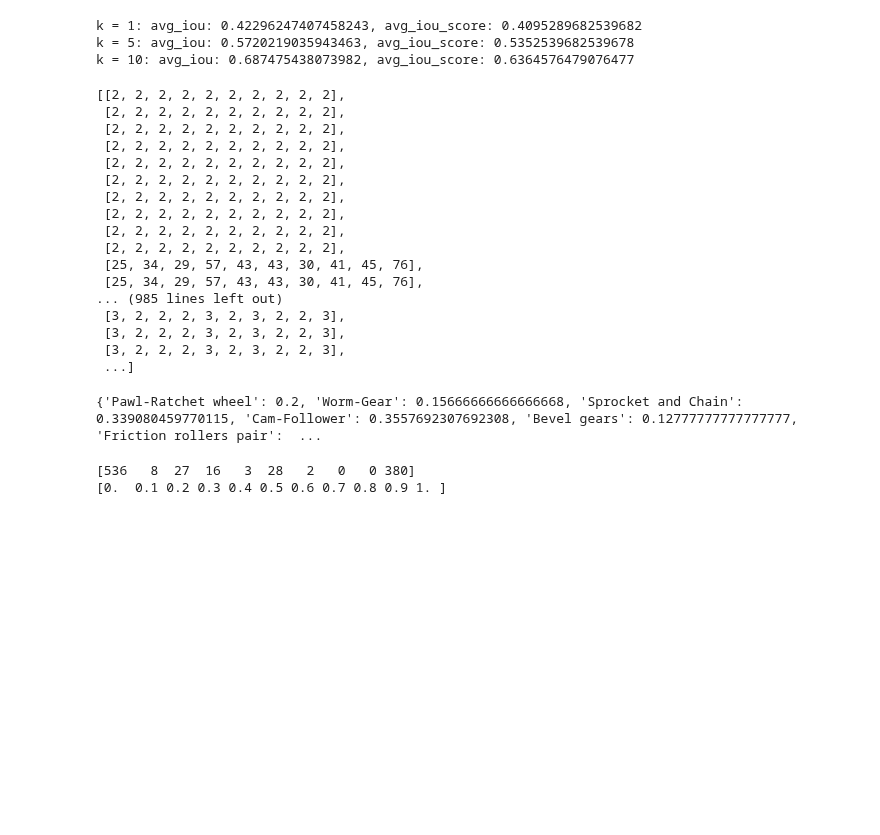
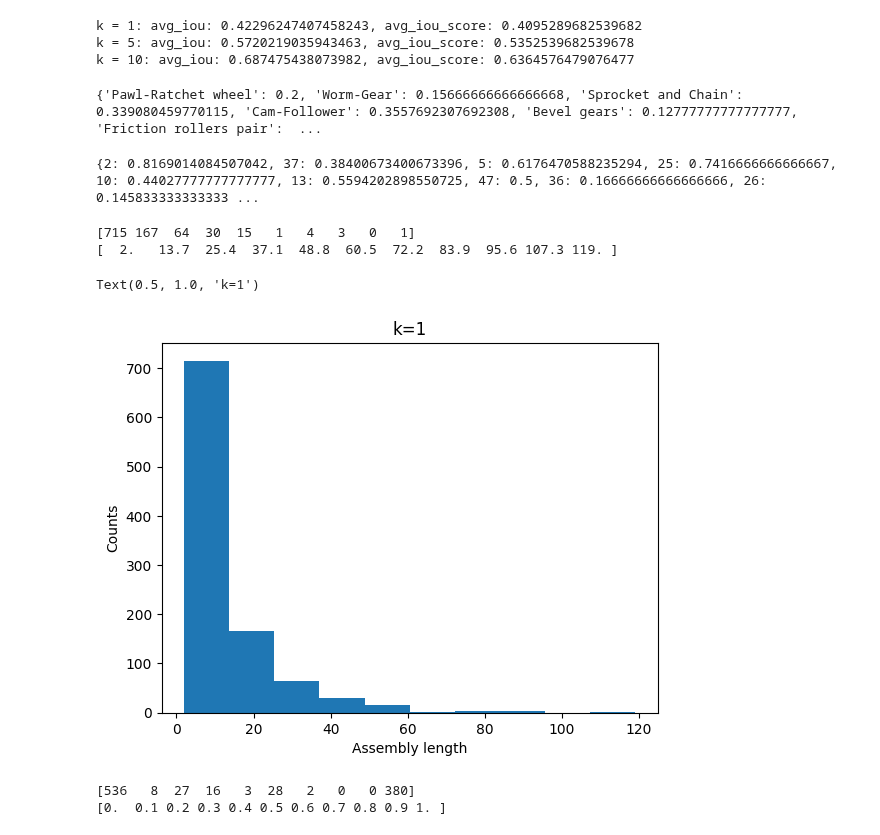
Before and after one commit to gymbeijing/mechanism-identification-public, a Jupyter notebook: search_parts.ipynb, the cells around one changed output. Cells and saved outputs as stored; diff of their text form; code cells hidden in the pictures; blank space fills up the shorter version.

```diff
--- a/search_parts.ipynb
+++ b/search_parts.ipynb
@@ -634,6 +630,8 @@ def compute_iou(y_pred, y_true, dup_map, epsilon=1e-6):
     y_true = set(y_true)
     len_pred = len(y_pred)
     len_true = len(y_true)
+
+    assert len_pred > 0
 #     print(dup_map)
 
 #     intersection = y_pred.intersection(y_true)
@@ -690,7 +688,6 @@ def eval_iou(decoded_seq_list, k=10):
         total_length_union = 0.0
         total = 0.0
         for aid, (seq, avg_dist) in ordered_topk_decoded_seq:
-            len_a.append(len(aid_to_part_indice_map[aid]))
             aid_part_graph = all_part_graph[aid]   # obtain all the part graphs associated with aid
             aid_part_graph = transform(aid_part_graph)   # map list of md --> list of idx
             c_part = seq[0]   # central part idx
@@ -724,8 +721,10 @@ def eval_iou(decoded_seq_list, k=10):
                 max_max_iou = max_iou   # compute 10 times
             if max_iou_score > max_max_iou_score:
                 max_max_iou_score = max_iou_score
+                kept_a = aid
 #         print(f'iou: {max_max_iou}, iou_score: {max_max_iou_score}')#', union length: {total_length_union/k}')
-            len_topk_a.append(len_a)
+#             len_a.append(len(aid_to_part_indice_map[kept_a]))
+        len_topk_a.append(len(aid_to_part_indice_map[kept_a]))
         max_max_iou_list.append(max_max_iou)
         max_max_iou_score_list.append(max_max_iou_score)
 
@@ -747,26 +746,6 @@ print(f'k = 10: avg_iou: {sum(res[2][0]) / len(res[2][0])}, avg_iou_score: {sum(
 k = 1: avg_iou: 0.42296247407458243, avg_iou_score: 0.4095289682539682
 k = 5: avg_iou: 0.5720219035943463, avg_iou_score: 0.5352539682539678
 k = 10: avg_iou: 0.687475438073982, avg_iou_score: 0.6364576479076477
-# %%
-res[2][2]
-# %% [output]
-[[2, 2, 2, 2, 2, 2, 2, 2, 2, 2],
- [2, 2, 2, 2, 2, 2, 2, 2, 2, 2],
- [2, 2, 2, 2, 2, 2, 2, 2, 2, 2],
- [2, 2, 2, 2, 2, 2, 2, 2, 2, 2],
- [2, 2, 2, 2, 2, 2, 2, 2, 2, 2],
- [2, 2, 2, 2, 2, 2, 2, 2, 2, 2],
- [2, 2, 2, 2, 2, 2, 2, 2, 2, 2],
- [2, 2, 2, 2, 2, 2, 2, 2, 2, 2],
- [2, 2, 2, 2, 2, 2, 2, 2, 2, 2],
- [2, 2, 2, 2, 2, 2, 2, 2, 2, 2],
- [25, 34, 29, 57, 43, 43, 30, 41, 45, 76],
- [25, 34, 29, 57, 43, 43, 30, 41, 45, 76],
-... (985 lines left out)
- [3, 2, 2, 2, 3, 2, 3, 2, 2, 3],
- [3, 2, 2, 2, 3, 2, 3, 2, 2, 3],
- [3, 2, 2, 2, 3, 2, 3, 2, 2, 3],
- ...]
 # %%
 mech_iou_map = dict()
 for i, mech in enumerate(mech_query_list):
@@ -783,6 +762,35 @@ for mech, iou_list in mech_iou_map.items():
 print(mech_mean_iou_map)
 # %% [output]
 {'Pawl-Ratchet wheel': 0.2, 'Worm-Gear': 0.15666666666666668, 'Sprocket and Chain': 0.339080459770115, 'Cam-Follower': 0.3557692307692308, 'Bevel gears': 0.12777777777777777, 'Friction rollers pair':  ...
+# %%
+length_iou_map = dict()
+for i, length in enumerate(res[2][2]):
+    if length not in length_iou_map:
+        length_iou_map[length] = []
+        length_iou_map[length].append(res[2][1][i])
+    else:
+        length_iou_map[length].append(res[2][1][i])
+
+length_mean_iou_map = dict()
+for length, iou_list in length_iou_map.items():
+    length_mean_iou_map[length] = sum(iou_list)/len(iou_list)
+
+print(length_mean_iou_map)
+# %% [output]
+{2: 0.8169014084507042, 37: 0.38400673400673396, 5: 0.6176470588235294, 25: 0.7416666666666667, 10: 0.44027777777777777, 13: 0.5594202898550725, 47: 0.5, 36: 0.16666666666666666, 26: 0.145833333333333 ...
+# %%
+counts, bins = np.histogram(res[2][2])
+print(counts)
+print(bins)
+plt.hist(bins[:-1], bins, weights=counts)
+plt.xlabel("Assembly length")
+plt.ylabel("Counts")
+plt.title("k=1")
+# %% [output]
+[715 167  64  30  15   1   4   3   0   1]
+[  2.   13.7  25.4  37.1  48.8  60.5  72.2  83.9  95.6 107.3 119. ]
+Text(0.5, 1.0, 'k=1')
+[figure, added]
 # %%
 counts, bins = np.histogram(res[0][1])
 print(counts)
```
Also changed, not shown: parts of 2 cells of this notebook, 2 other files.
